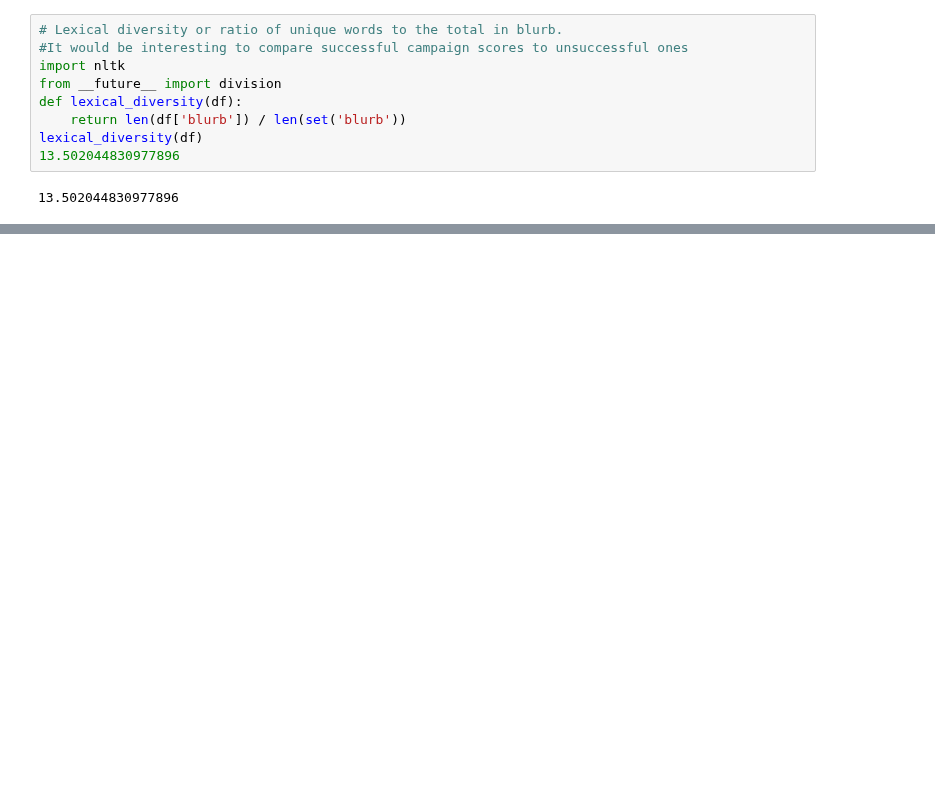
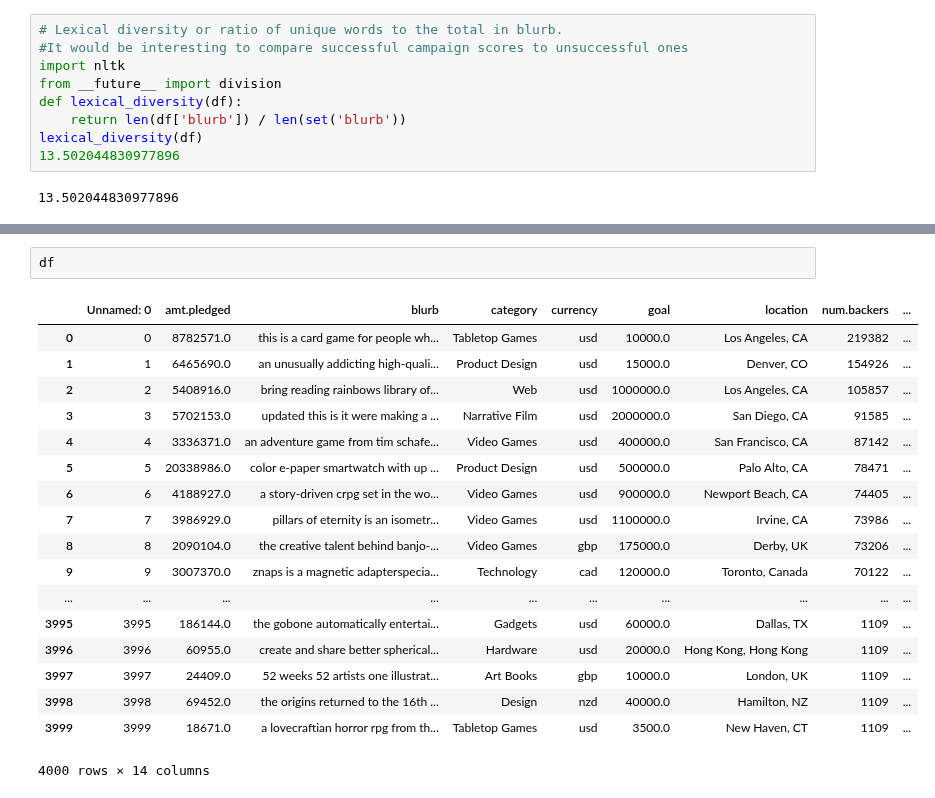
Before and after one commit to spockl/GA-DSI, a Jupyter notebook: Untitled Folder/group project final.ipynb, the cells around one changed output, grey strips where cells are left out. Cells and saved outputs as stored; diff of their text form; blank space fills up the shorter version.

```diff
--- a/Untitled Folder/group project final.ipynb
+++ b/Untitled Folder/group project final.ipynb
@@ -158,0 +229,21 @@ lexical_diversity(df)
+# %%
+df
+# %% [output]
+|  | Unnamed: 0 | amt.pledged | blurb | category | currency | goal | location | num.backers | ... |
+| 0 | 0 | 8782571.0 | this is a card game for people wh... | Tabletop Games | usd | 10000.0 | Los Angeles, CA | 219382 | ... |
+| 1 | 1 | 6465690.0 | an unusually addicting high-quali... | Product Design | usd | 15000.0 | Denver, CO | 154926 | ... |
+| 2 | 2 | 5408916.0 | bring reading rainbows library of... | Web | usd | 1000000.0 | Los Angeles, CA | 105857 | ... |
+| 3 | 3 | 5702153.0 | updated this is it were making a ... | Narrative Film | usd | 2000000.0 | San Diego, CA | 91585 | ... |
+| 4 | 4 | 3336371.0 | an adventure game from tim schafe... | Video Games | usd | 400000.0 | San Francisco, CA | 87142 | ... |
+| 5 | 5 | 20338986.0 | color e-paper smartwatch with up ... | Product Design | usd | 500000.0 | Palo Alto, CA | 78471 | ... |
+| 6 | 6 | 4188927.0 | a story-driven crpg set in the wo... | Video Games | usd | 900000.0 | Newport Beach, CA | 74405 | ... |
+| 7 | 7 | 3986929.0 | pillars of eternity is an isometr... | Video Games | usd | 1100000.0 | Irvine, CA | 73986 | ... |
+| 8 | 8 | 2090104.0 | the creative talent behind banjo-... | Video Games | gbp | 175000.0 | Derby, UK | 73206 | ... |
+| 9 | 9 | 3007370.0 | znaps is a magnetic adapterspecia... | Technology | cad | 120000.0 | Toronto, Canada | 70122 | ... |
+| ... | ... | ... | ... | ... | ... | ... | ... | ... | ... |
+| 3995 | 3995 | 186144.0 | the gobone automatically entertai... | Gadgets | usd | 60000.0 | Dallas, TX | 1109 | ... |
+| 3996 | 3996 | 60955.0 | create and share better spherical... | Hardware | usd | 20000.0 | Hong Kong, Hong Kong | 1109 | ... |
+| 3997 | 3997 | 24409.0 | 52 weeks 52 artists one illustrat... | Art Books | gbp | 10000.0 | London, UK | 1109 | ... |
+| 3998 | 3998 | 69452.0 | the origins returned to the 16th ... | Design | nzd | 40000.0 | Hamilton, NZ | 1109 | ... |
+| 3999 | 3999 | 18671.0 | a lovecraftian horror rpg from th... | Tabletop Games | usd | 3500.0 | New Haven, CT | 1109 | ... |
+4000 rows × 14 columns
```
Also changed, not shown: parts of 27 cells of this notebook, 18 other files.
